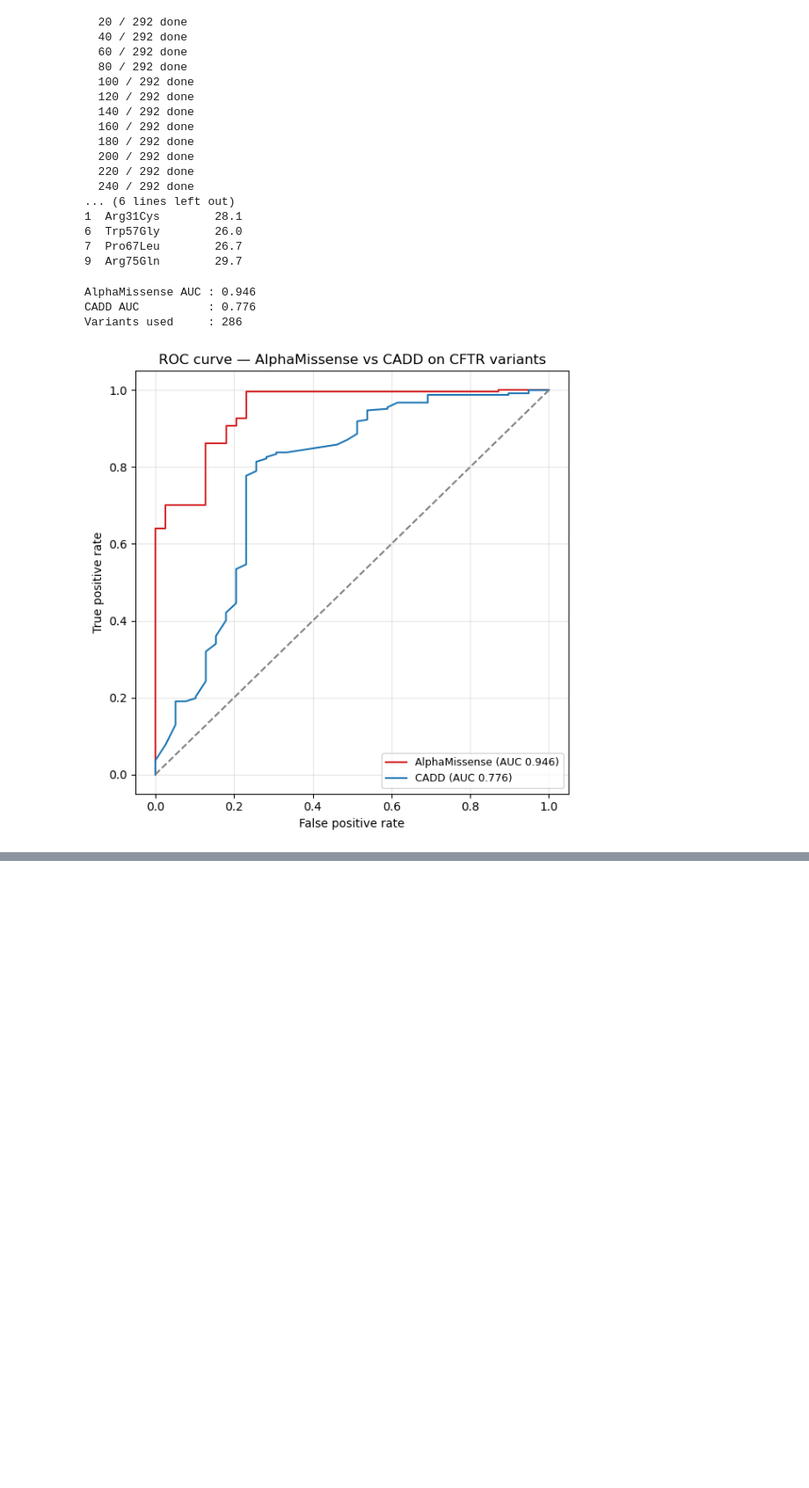
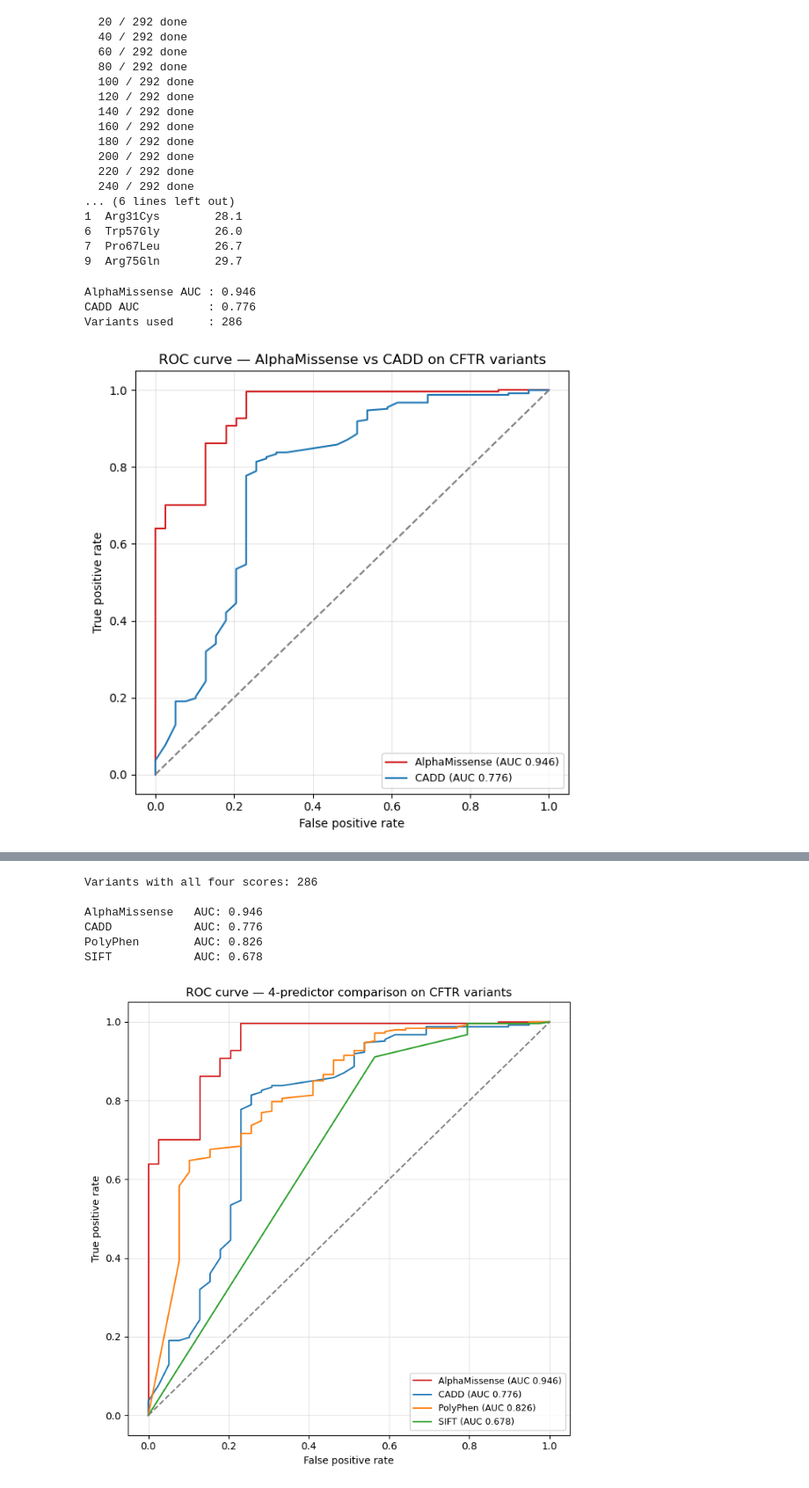
Before and after one commit to RoshaniPawar16/alphamissense-cftr, a Jupyter notebook: comparison.ipynb, the cells around one changed output, grey strips where cells are left out. Shown at 88% size. Cells and saved outputs as stored; diff of their text form; code cells hidden in the pictures; blank space fills up the shorter version.

Commit message:
4-way predictor comparison AM 0.946, PolyPhen 0.826, CADD 0.776, SIFT 0.678

```diff
--- a/comparison.ipynb
+++ b/comparison.ipynb
@@ -206,0 +241,60 @@ with open("All_Variants_VEP.Gene.vcf", encoding="utf-8", errors="replace") as f:
+# %%
+import re as re2
+
+def parse_sift(s: str) -> float | None:
+    m = re2.search(r'\(([0-9.]+)\)', s)
+    if m:
+        return 1 - float(m.group(1))  # invert: lower SIFT = more damaging
+    return None
+
+def parse_polyphen(s: str) -> float | None:
+    m = re2.search(r'\(([0-9.]+)\)', s)
+    return float(m.group(1)) if m else None
+
+binary["sift_score"] = binary["variant"].map(
+    {k: parse_sift(v["sift"]) for k, v in variant_scores.items()}
+)
+binary["polyphen_score"] = binary["variant"].map(
+    {k: parse_polyphen(v["polyphen"]) for k, v in variant_scores.items()}
+)
+
+compare = binary[
+    binary["cadd_score"].notna() &
+    binary["sift_score"].notna() &
+    binary["polyphen_score"].notna()
+].copy()
+
+print(f"Variants with all four scores: {len(compare)}")
+print()
+
+predictors = {
+    "AlphaMissense": ("am_pathogenicity", "#d62728"),
+    "CADD":          ("cadd_score",       "#1f77b4"),
+    "PolyPhen":      ("polyphen_score",   "#ff7f0e"),
+    "SIFT":          ("sift_score",       "#2ca02c"),
+}
+
+fig, ax = plt.subplots(figsize=(7, 7))
+for name, (col, color) in predictors.items():
+    fpr, tpr, _ = roc_curve(compare["label"], compare[col])
+    auc = roc_auc_score(compare["label"], compare[col])
+    ax.plot(fpr, tpr, color=color, label=f"{name} (AUC {auc:.3f})")
+    print(f"{name:15} AUC: {auc:.3f}")
+
+ax.plot([0,1],[0,1], linestyle="--", color="grey")
+ax.set_xlabel("False positive rate")
+ax.set_ylabel("True positive rate")
+ax.set_title("ROC curve — 4-predictor comparison on CFTR variants")
+ax.legend(fontsize=9)
+ax.grid(alpha=0.3)
+plt.tight_layout()
+plt.savefig("roc_4way.png", dpi=150, bbox_inches="tight")
+plt.show()
+# %% [output]
+Variants with all four scores: 286
+
+AlphaMissense   AUC: 0.946
+CADD            AUC: 0.776
+PolyPhen        AUC: 0.826
+SIFT            AUC: 0.678
+[figure, added]
```
Also changed, not shown: parts of 1 cell of this notebook, 3 other files.
